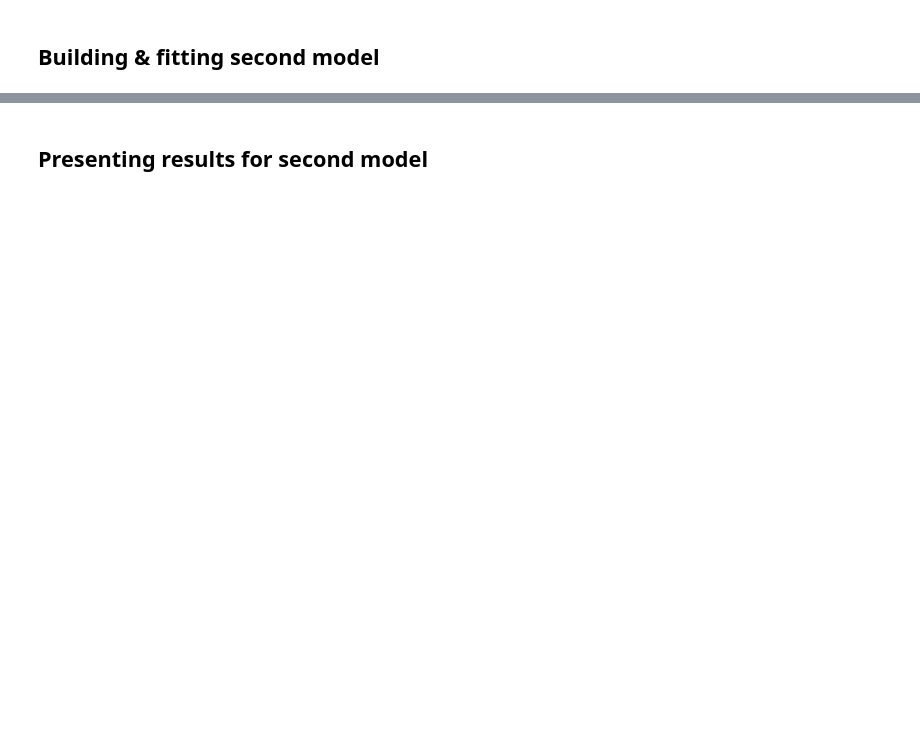
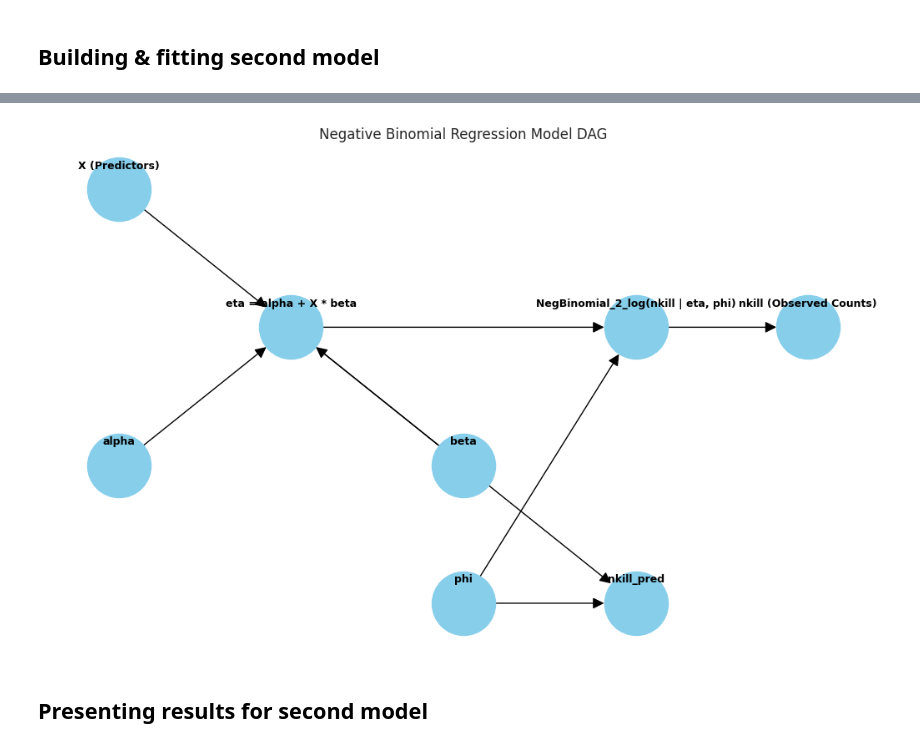
Before and after one commit to cynarski/Data-Analitics-Project, a Jupyter notebook: project.ipynb, the cells around one changed output, grey strips where cells are left out. Cells and saved outputs as stored; diff of their text form; code cells hidden in the pictures; blank space fills up the shorter version.

```diff
--- a/project.ipynb
+++ b/project.ipynb
@@ -264,7 +327,9 @@ nkill_pred[1000]     3.000000    25.000000   4037.33   3991.27  1.000400
 
 [1122 rows x 10 columns]
 # %%
-display(create_negative_binomial_dag())
+plot_negative_binomial_dag()
+# %% [output]
+[figure, added]
 # %% [markdown]
 ## Presenting results for second model
 # %%
```
Also changed, not shown: parts of 14 cells of this notebook.
